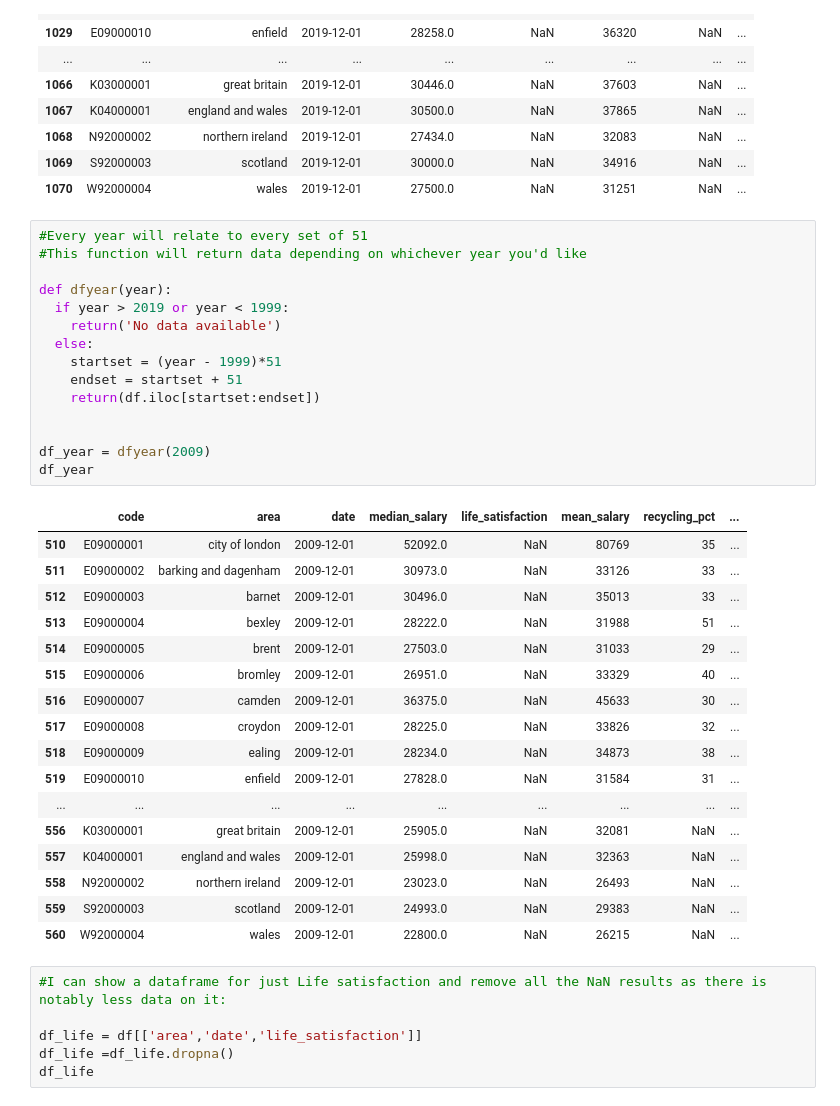
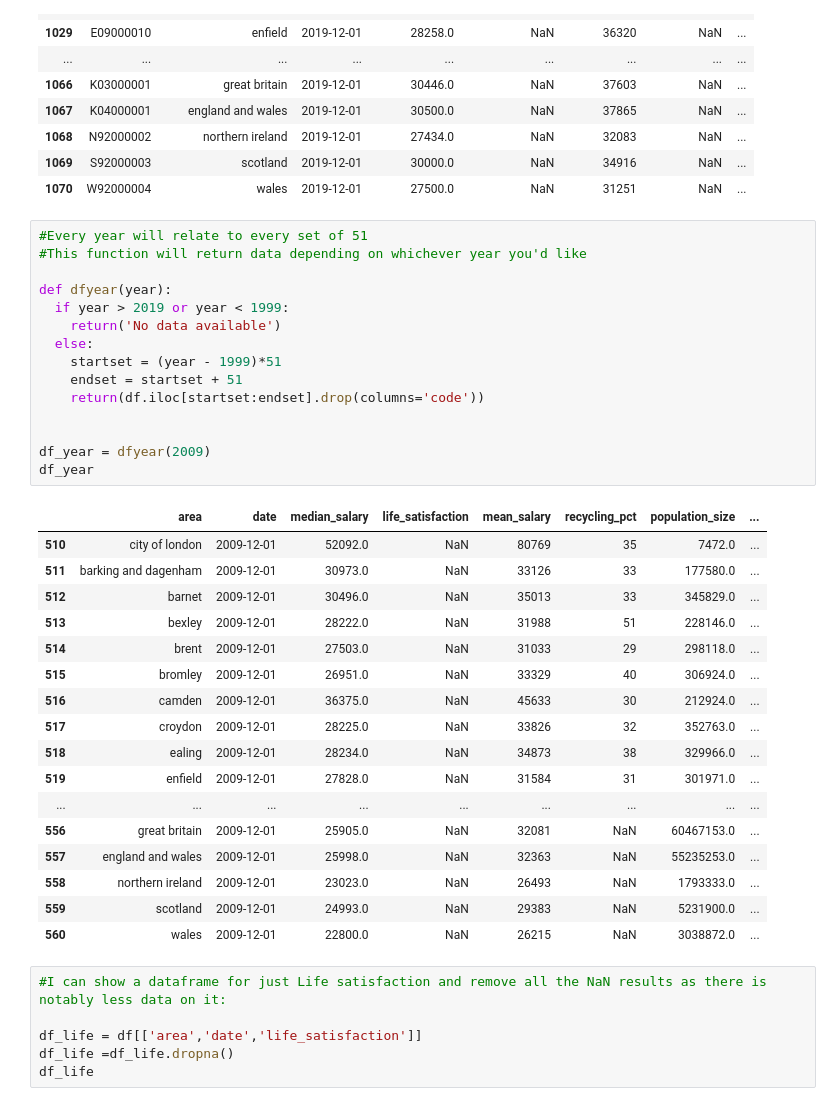
Before and after one commit to fraserrbarclay/Python-Data-Practicals, a Jupyter notebook: projects/01_Data_Investigation_Project.ipynb, the cells around one changed output. Saved outputs shown, nothing was run; the diff lists cells and outputs as text.

```diff
--- a/projects/01_Data_Investigation_Project.ipynb
+++ b/projects/01_Data_Investigation_Project.ipynb
@@ -130,36 +130,36 @@ df_2019
 # %%
 #Every year will relate to every set of 51
 #This function will return data depending on whichever year you'd like
 
 def dfyear(year):
   if year > 2019 or year < 1999:
     return('No data available')
   else:
     startset = (year - 1999)*51
     endset = startset + 51
-    return(df.iloc[startset:endset])
+    return(df.iloc[startset:endset].drop(columns='code'))
 
 
 df_year = dfyear(2009)
 df_year
 # %% [output]
-|  | code | area | date | median_salary | life_satisfaction | mean_salary | recycling_pct | ... |
-| 510 | E09000001 | city of london | 2009-12-01 | 52092.0 | NaN | 80769 | 35 | ... |
-| 511 | E09000002 | barking and dagenham | 2009-12-01 | 30973.0 | NaN | 33126 | 33 | ... |
-| 512 | E09000003 | barnet | 2009-12-01 | 30496.0 | NaN | 35013 | 33 | ... |
-| 513 | E09000004 | bexley | 2009-12-01 | 28222.0 | NaN | 31988 | 51 | ... |
-| 514 | E09000005 | brent | 2009-12-01 | 27503.0 | NaN | 31033 | 29 | ... |
-| 515 | E09000006 | bromley | 2009-12-01 | 26951.0 | NaN | 33329 | 40 | ... |
-| 516 | E09000007 | camden | 2009-12-01 | 36375.0 | NaN | 45633 | 30 | ... |
-| 517 | E09000008 | croydon | 2009-12-01 | 28225.0 | NaN | 33826 | 32 | ... |
-| 518 | E09000009 | ealing | 2009-12-01 | 28234.0 | NaN | 34873 | 38 | ... |
-| 519 | E09000010 | enfield | 2009-12-01 | 27828.0 | NaN | 31584 | 31 | ... |
+|  | area | date | median_salary | life_satisfaction | mean_salary | recycling_pct | population_size | ... |
+| 510 | city of london | 2009-12-01 | 52092.0 | NaN | 80769 | 35 | 7472.0 | ... |
+| 511 | barking and dagenham | 2009-12-01 | 30973.0 | NaN | 33126 | 33 | 177580.0 | ... |
+| 512 | barnet | 2009-12-01 | 30496.0 | NaN | 35013 | 33 | 345829.0 | ... |
+| 513 | bexley | 2009-12-01 | 28222.0 | NaN | 31988 | 51 | 228146.0 | ... |
+| 514 | brent | 2009-12-01 | 27503.0 | NaN | 31033 | 29 | 298118.0 | ... |
+| 515 | bromley | 2009-12-01 | 26951.0 | NaN | 33329 | 40 | 306924.0 | ... |
+| 516 | camden | 2009-12-01 | 36375.0 | NaN | 45633 | 30 | 212924.0 | ... |
+| 517 | croydon | 2009-12-01 | 28225.0 | NaN | 33826 | 32 | 352763.0 | ... |
+| 518 | ealing | 2009-12-01 | 28234.0 | NaN | 34873 | 38 | 329966.0 | ... |
+| 519 | enfield | 2009-12-01 | 27828.0 | NaN | 31584 | 31 | 301971.0 | ... |
 | ... | ... | ... | ... | ... | ... | ... | ... | ... |
-| 556 | K03000001 | great britain | 2009-12-01 | 25905.0 | NaN | 32081 | NaN | ... |
-| 557 | K04000001 | england and wales | 2009-12-01 | 25998.0 | NaN | 32363 | NaN | ... |
-| 558 | N92000002 | northern ireland | 2009-12-01 | 23023.0 | NaN | 26493 | NaN | ... |
-| 559 | S92000003 | scotland | 2009-12-01 | 24993.0 | NaN | 29383 | NaN | ... |
-| 560 | W92000004 | wales | 2009-12-01 | 22800.0 | NaN | 26215 | NaN | ... |
+| 556 | great britain | 2009-12-01 | 25905.0 | NaN | 32081 | NaN | 60467153.0 | ... |
+| 557 | england and wales | 2009-12-01 | 25998.0 | NaN | 32363 | NaN | 55235253.0 | ... |
+| 558 | northern ireland | 2009-12-01 | 23023.0 | NaN | 26493 | NaN | 1793333.0 | ... |
+| 559 | scotland | 2009-12-01 | 24993.0 | NaN | 29383 | NaN | 5231900.0 | ... |
+| 560 | wales | 2009-12-01 | 22800.0 | NaN | 26215 | NaN | 3038872.0 | ... |
 # %%
 #I can show a dataframe for just Life satisfaction and remove all the NaN results as there is notably less data on it:
 
```
Also changed, not shown: parts of 1 cell of this notebook.
